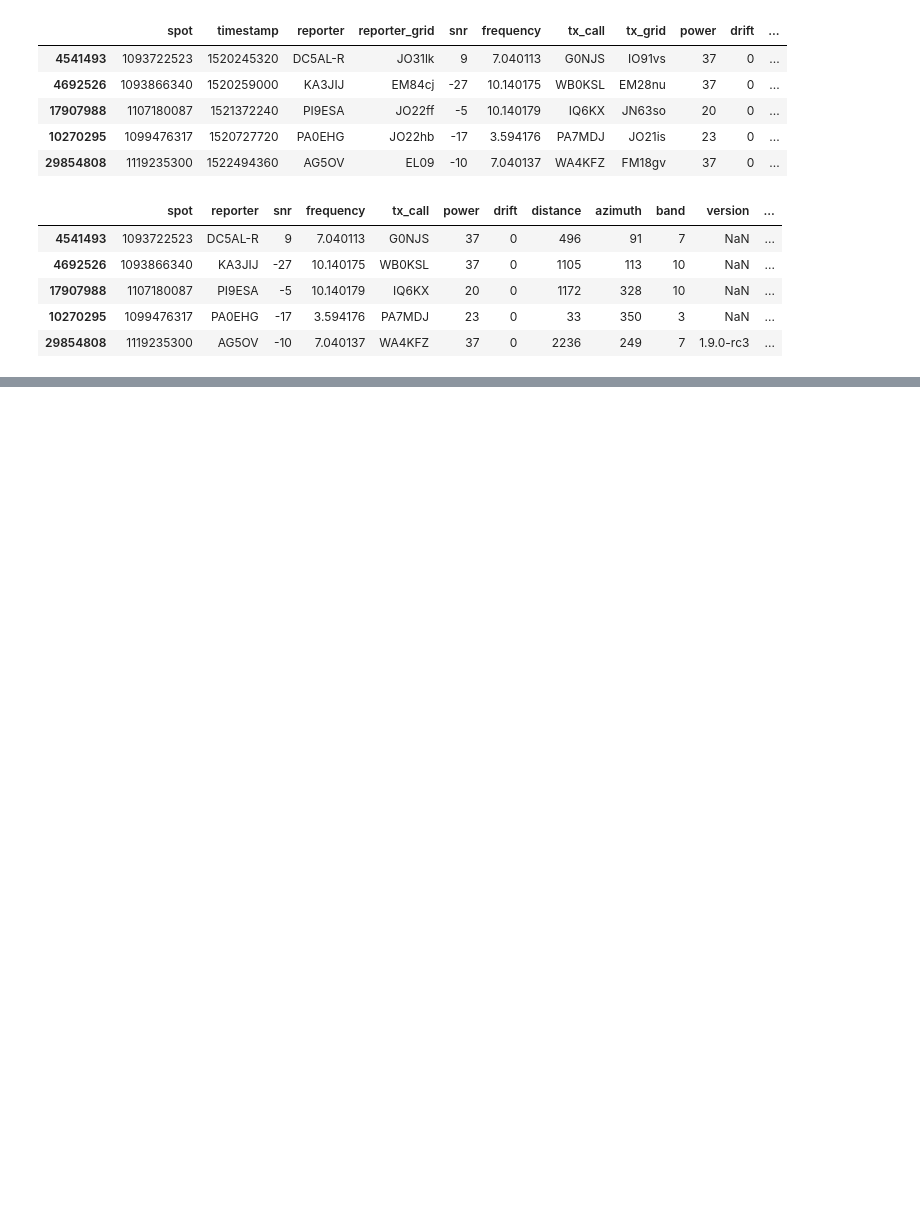
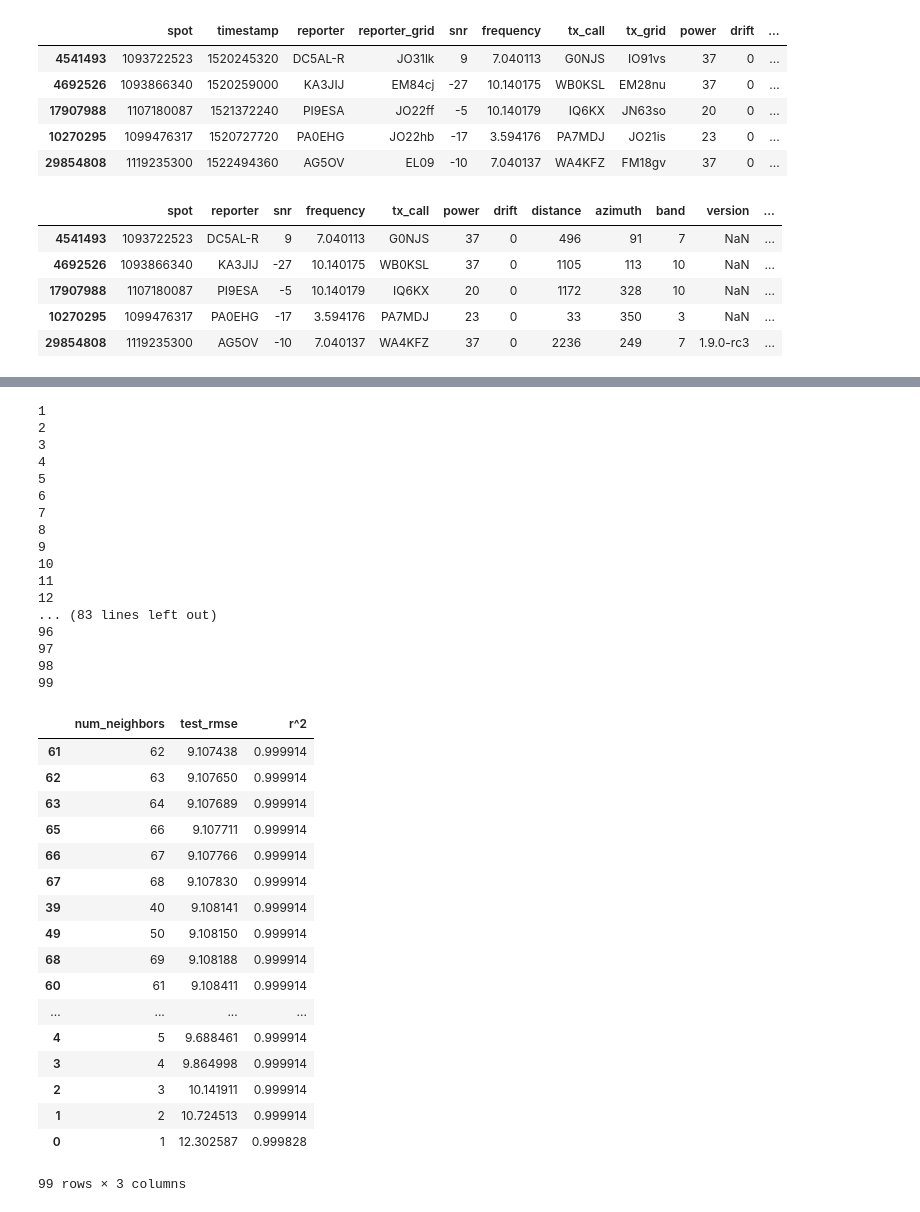
Before and after one commit to manojkur/radio-SNR-predictor, a Jupyter notebook: KNN_Testing.ipynb, the cells around one changed output, grey strips where cells are left out. Cells and saved outputs as stored; diff of their text form; code cells hidden in the pictures; blank space fills up the shorter version.

```diff
--- a/KNN_Testing.ipynb
+++ b/KNN_Testing.ipynb
@@ -94,0 +113,54 @@ ValueError: Cannot set a frame with no defined index and a value that cannot be
+# %%
+dist_mse = []
+dist_r2 = []
+max_n = 100
+for n in range(1, max_n):
+    print(n)
+    knn = KNeighborsRegressor(n_neighbors=n, n_jobs=-1, weights='distance')
+    tmp_mse = np.sqrt(-1*cross_val_score(knn, features, targets, scoring='neg_mean_squared_error').mean())
+    dist_mse.append(tmp_mse)
+    knn.fit(features, targets)
+    tmp_r2 = knn.score(features, targets)
+    dist_r2.append(tmp_r2)
+
+err = pd.DataFrame()
+err['num_neighbors'] = list(range(1,max_n))
+err['test_rmse'] = dist_mse
+err['r^2'] = dist_r2
+err.sort_values('test_rmse')
+# %% [output]
+1
+2
+3
+4
+5
+6
+7
+8
+9
+10
+11
+12
+... (83 lines left out)
+96
+97
+98
+99
+|  | num_neighbors | test_rmse | r^2 |
+| 61 | 62 | 9.107438 | 0.999914 |
+| 62 | 63 | 9.107650 | 0.999914 |
+| 63 | 64 | 9.107689 | 0.999914 |
+| 65 | 66 | 9.107711 | 0.999914 |
+| 66 | 67 | 9.107766 | 0.999914 |
+| 67 | 68 | 9.107830 | 0.999914 |
+| 39 | 40 | 9.108141 | 0.999914 |
+| 49 | 50 | 9.108150 | 0.999914 |
+| 68 | 69 | 9.108188 | 0.999914 |
+| 60 | 61 | 9.108411 | 0.999914 |
+| ... | ... | ... | ... |
+| 4 | 5 | 9.688461 | 0.999914 |
+| 3 | 4 | 9.864998 | 0.999914 |
+| 2 | 3 | 10.141911 | 0.999914 |
+| 1 | 2 | 10.724513 | 0.999914 |
+| 0 | 1 | 12.302587 | 0.999828 |
+99 rows × 3 columns
```
Also changed, not shown: parts of 8 cells of this notebook, 1 other file.
